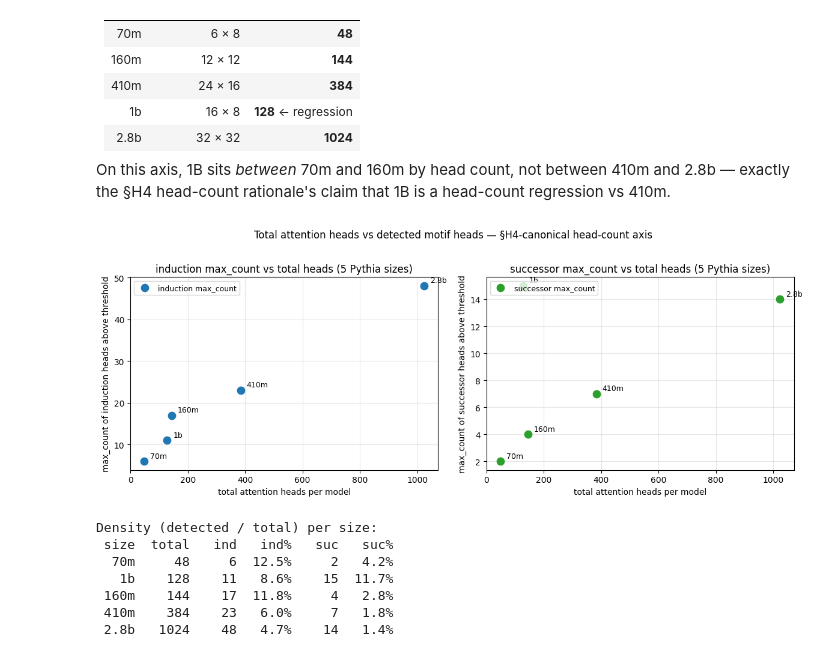
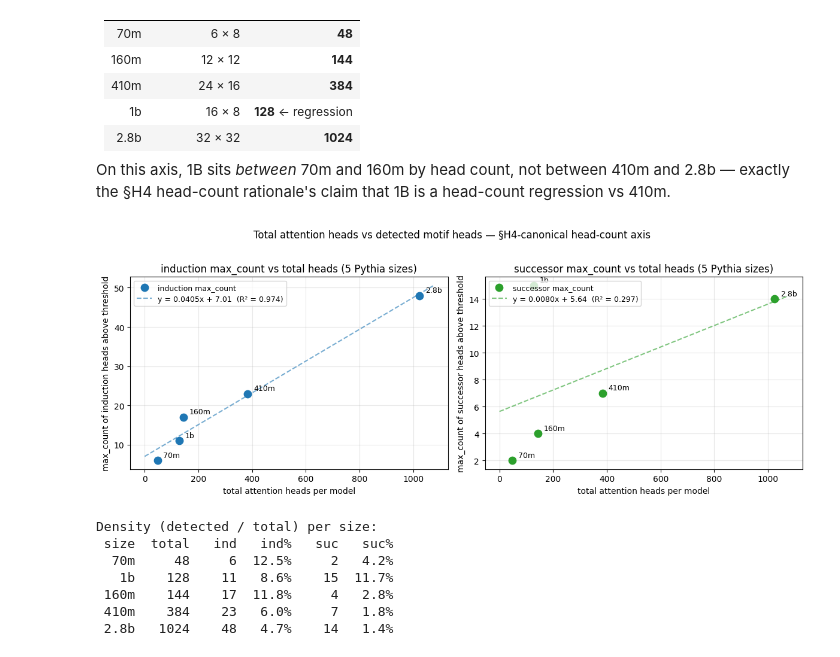
Before and after one commit to cam-berger/pythia-motif-emergence, a Jupyter notebook: notebooks/h1c_ordering_test.ipynb, the cells around one changed output. Drawn from its saved outputs; the diff is of its cells as text; code cells hidden in the pictures.

```diff
--- a/notebooks/h1c_ordering_test.ipynb
+++ b/notebooks/h1c_ordering_test.ipynb
@@ -1077,34 +1077,44 @@ On this axis, 1B sits *between* 70m and 160m by head count, not between 410m and
 # %%
 TOTAL_HEADS = {'70m': 48, '160m': 144, '410m': 384, '1b': 128, '2.8b': 1024}
 ordered_by_heads = sorted(['70m', '160m', '410m', '1b', '2.8b'], key=lambda s: TOTAL_HEADS[s])
 
 fig, axes = plt.subplots(1, 2, figsize=(12, 4.5))
 for ax, motif, color in zip(axes, ['induction', 'successor'], ['tab:blue', 'tab:green']):
     sub = mu_partial[mu_partial['motif'] == motif]
     sub_ordered = sub.set_index('size').loc[ordered_by_heads]
     xs = np.array([TOTAL_HEADS[s] for s in ordered_by_heads], dtype=float)
     ys = np.array(sub_ordered['max_count'].values, dtype=float)
+    # Linear best fit: y = m*x + b
+    slope, intercept = np.polyfit(xs, ys, 1)
+    y_pred = slope * xs + intercept
+    ss_res = float(np.sum((ys - y_pred) ** 2))
+    ss_tot = float(np.sum((ys - ys.mean()) ** 2))
+    r_squared = 1.0 - ss_res / ss_tot if ss_tot > 0 else float('nan')
+    fit_x = np.linspace(0, xs.max() * 1.05, 100)
+    fit_y = slope * fit_x + intercept
+    fit_eq = f'y = {slope:.4f}x {"+" if intercept >= 0 else "-"} {abs(intercept):.2f}  (R² = {r_squared:.3f})'
     ax.scatter(xs, ys, s=80, color=color, zorder=3, label=f'{motif} max_count')
     for s, x, y in zip(ordered_by_heads, xs, ys):
         ax.annotate(f'{s}', (x, y), textcoords='offset points', xytext=(7, 4), fontsize=9)
+    ax.plot(fit_x, fit_y, '--', color=color, alpha=0.6, label=fit_eq, zorder=2)
     ax.set_xlabel('total attention heads per model')
     ax.set_ylabel(f'max_count of {motif} heads above threshold')
     ax.set_title(f'{motif} max_count vs total heads (5 Pythia sizes)')
     ax.grid(alpha=0.3)
     ax.legend(fontsize=9, loc='upper left')
 fig.suptitle('Total attention heads vs detected motif heads — §H4-canonical head-count axis', y=1.02)
 plt.tight_layout()
 plt.show()
 
 print('Density (detected / total) per size:')
 print(f'{"size":>5s}  {"total":>5s}  {"ind":>4s}  {"ind%":>5s}  {"suc":>4s}  {"suc%":>5s}')
 for s in ordered_by_heads:
     th = TOTAL_HEADS[s]
     ind_max = int(mu_partial[(mu_partial['size']==s) & (mu_partial['motif']=='induction')]['max_count'].iloc[0])
     suc_max = int(mu_partial[(mu_partial['size']==s) & (mu_partial['motif']=='successor')]['max_count'].iloc[0])
     print(f'{s:>5s}  {th:>5d}  {ind_max:>4d}  {ind_max/th*100:>4.1f}%  {suc_max:>4d}  {suc_max/th*100:>4.1f}%')
 # %% [output]
-[figure, old version]
+[figure, new version]
 Density (detected / total) per size:
  size  total   ind   ind%   suc   suc%
   70m     48     6  12.5%     2   4.2%
```
Also changed, not shown: 10 other files.
